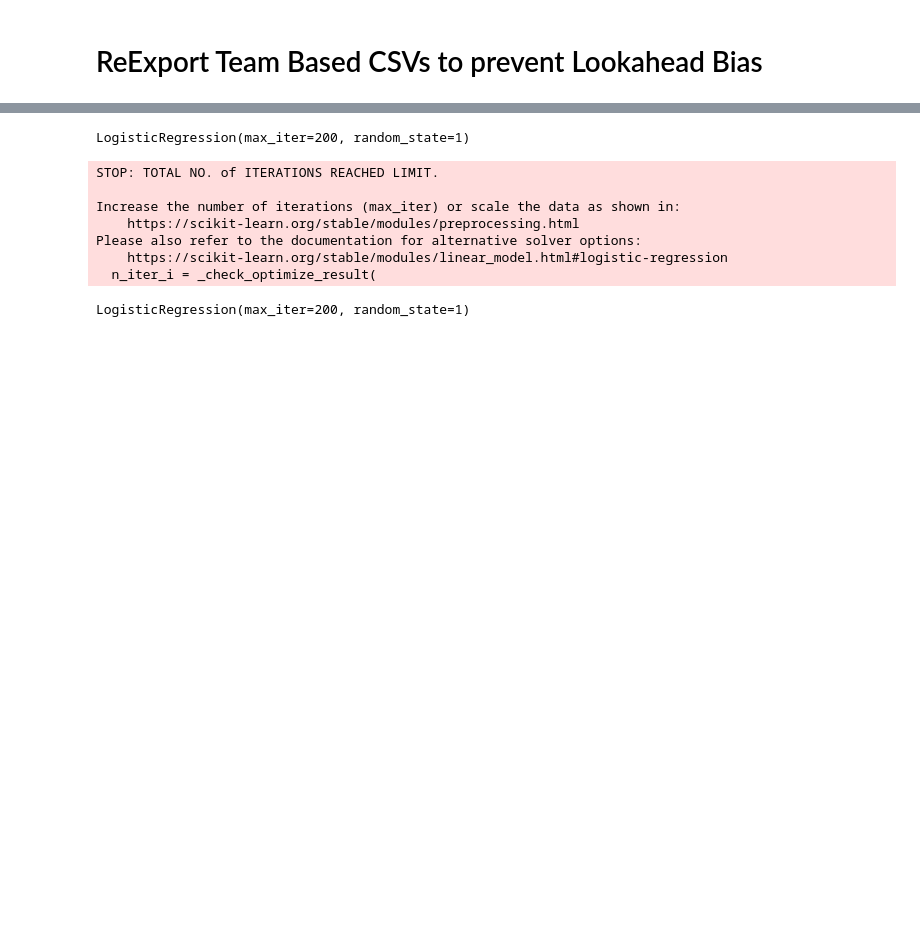
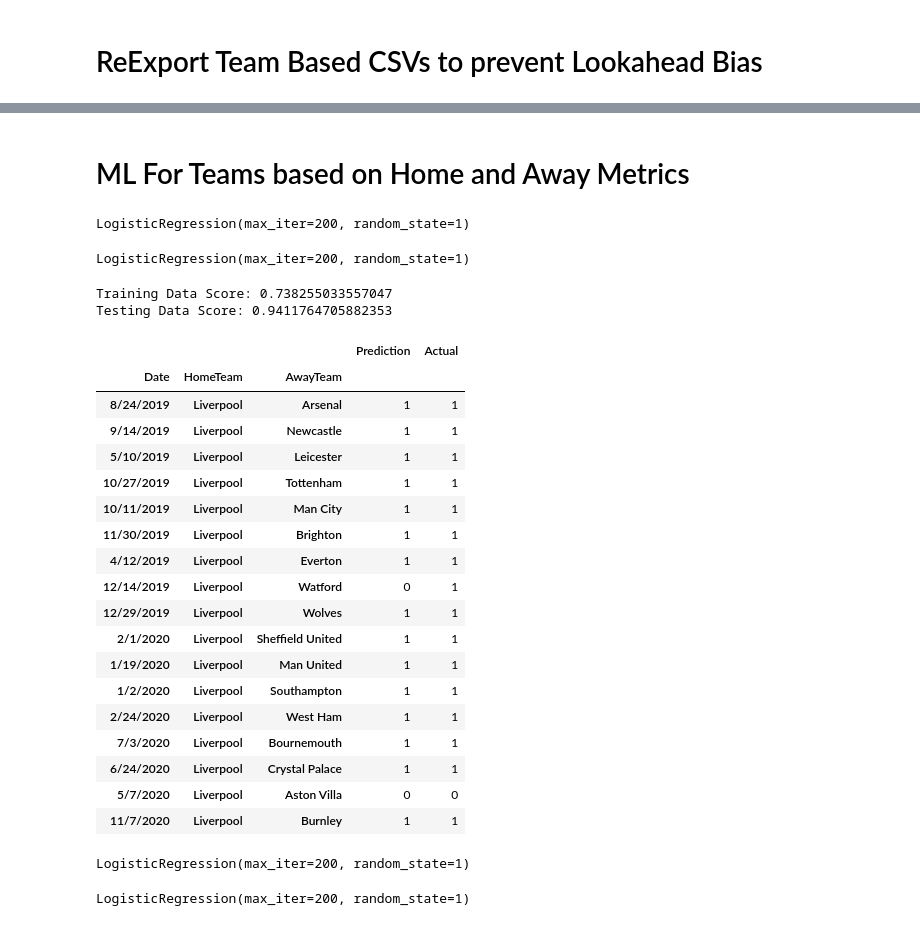
Before and after one commit to CHIUZXCV/Project-2, a Jupyter notebook: master.ipynb, the cells around one changed output, grey strips where cells are left out. Drawn from its saved outputs; the diff is of its cells as text; code cells hidden in the pictures; blank space fills up the shorter version.

```diff
--- a/master.ipynb
+++ b/master.ipynb
@@ -418,0 +380,51 @@ X_test = liverpool_home_t.drop(columns="Result")
+# %% [markdown]
+# ML For Teams based on Home and Away Metrics
+# %%
+#Declare Independent and Dependent Variables
+lph_y_train = liverpool_home['Result']
+lph_X_train = liverpool_home[['FT_HomeGoals', 'HT_HomeGoals','HomeShotsonTarget', 'HomeFouls','HomeYellowCards', 'HomeRedCards','Bet365_HomeWin_Odds', 'WilliamHill_HomeWin_Odds']]
+lph_y_test = liverpool_home_t['Result']
+lph_X_test = liverpool_home_t[['FT_HomeGoals', 'HT_HomeGoals','HomeShotsonTarget', 'HomeFouls','HomeYellowCards', 'HomeRedCards','Bet365_HomeWin_Odds', 'WilliamHill_HomeWin_Odds']]
+# %%
+#Usage of Logistic Regression
+from sklearn.linear_model import LogisticRegression
+classifier = LogisticRegression(solver='lbfgs',
+                                max_iter=200,
+                                random_state=1)
+classifier
+# %% [output]
+LogisticRegression(max_iter=200, random_state=1)
+# %%
+classifier.fit(lph_X_train, lph_y_train)
+# %% [output]
+LogisticRegression(max_iter=200, random_state=1)
+# %%
+print(f"Training Data Score: {classifier.score(lph_X_train, lph_y_train)}")
+print(f"Testing Data Score: {classifier.score(lph_X_test, lph_y_test)}")
+# %% [output]
+Training Data Score: 0.738255033557047
+Testing Data Score: 0.9411764705882353
+# %%
+predictions = classifier.predict(lph_X_test)
+results = pd.DataFrame({"Prediction": predictions, "Actual": lph_y_test})
+results.head(20)
+# %% [output]
+|  |  |  | Prediction | Actual |
+| Date | HomeTeam | AwayTeam |  |  |
+| 8/24/2019 | Liverpool | Arsenal | 1 | 1 |
+| 9/14/2019 | Liverpool | Newcastle | 1 | 1 |
+| 5/10/2019 | Liverpool | Leicester | 1 | 1 |
+| 10/27/2019 | Liverpool | Tottenham | 1 | 1 |
+| 10/11/2019 | Liverpool | Man City | 1 | 1 |
+| 11/30/2019 | Liverpool | Brighton | 1 | 1 |
+| 4/12/2019 | Liverpool | Everton | 1 | 1 |
+| 12/14/2019 | Liverpool | Watford | 0 | 1 |
+| 12/29/2019 | Liverpool | Wolves | 1 | 1 |
+| 2/1/2020 | Liverpool | Sheffield United | 1 | 1 |
+| 1/19/2020 | Liverpool | Man United | 1 | 1 |
+| 1/2/2020 | Liverpool | Southampton | 1 | 1 |
+| 2/24/2020 | Liverpool | West Ham | 1 | 1 |
+| 7/3/2020 | Liverpool | Bournemouth | 1 | 1 |
+| 6/24/2020 | Liverpool | Crystal Palace | 1 | 1 |
+| 5/7/2020 | Liverpool | Aston Villa | 0 | 0 |
+| 11/7/2020 | Liverpool | Burnley | 1 | 1 |
@@ -425,14 +443,7 @@ classifier
 # %% [output]
 LogisticRegression(max_iter=200, random_state=1)
 # %%
-classifier.fit(X_train, y_train)
+classifier.fit(lpa_X_train, lpa_y_train)
 # %% [output]
-STOP: TOTAL NO. of ITERATIONS REACHED LIMIT.
-
-Increase the number of iterations (max_iter) or scale the data as shown in:
-    https://scikit-learn.org/stable/modules/preprocessing.html
-Please also refer to the documentation for alternative solver options:
-    https://scikit-learn.org/stable/modules/linear_model.html#logistic-regression
-  n_iter_i = _check_optimize_result(
+LogisticRegression(max_iter=200, random_state=1)
-LogisticRegression(max_iter=200, random_state=1)
 # %%
```
Also changed, not shown: parts of 23 cells of this notebook, 8 other files.
